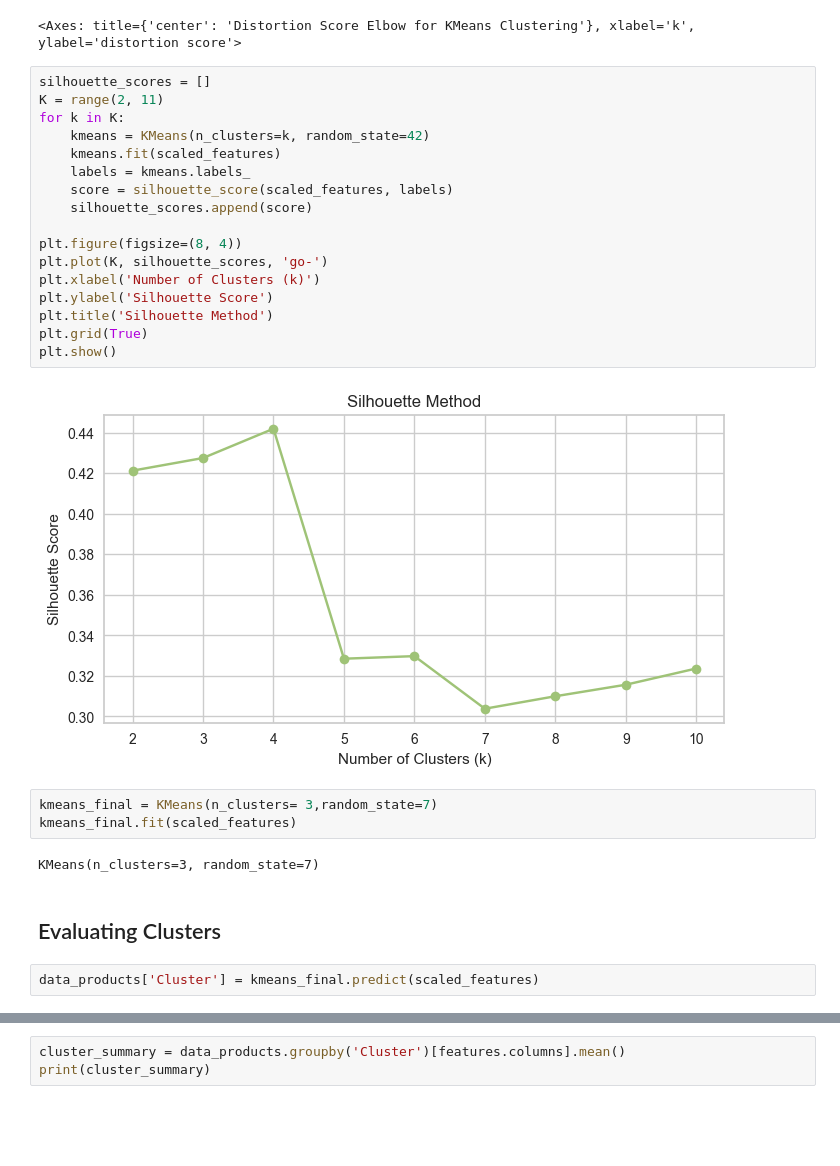
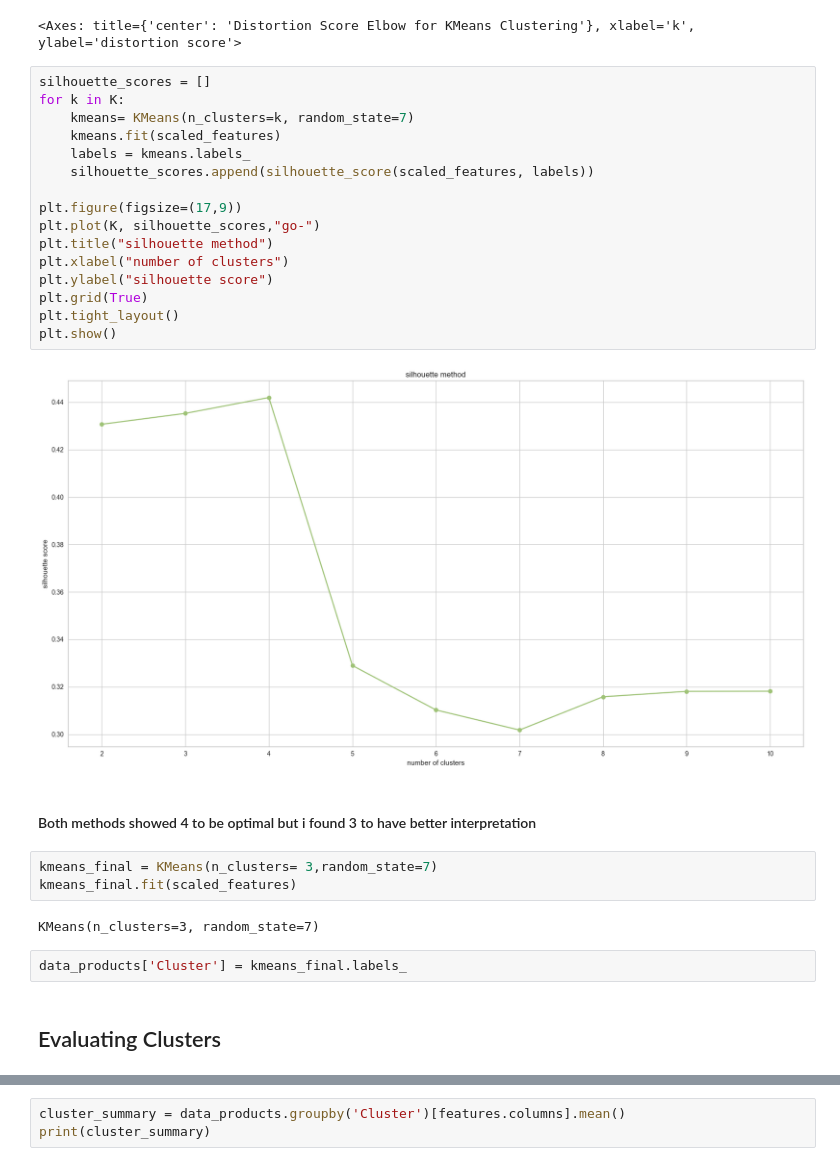
Before and after one commit to Daiaa-K/SuperStore-Analysis-and-Clustering, a Jupyter notebook: notebook/Super Store analysis and clustering.ipynb, the cells around one changed output, grey strips where cells are left out. Cells and saved outputs as stored; diff of their text form; blank space fills up the shorter version.

```diff
--- a/notebook/Super Store analysis and clustering.ipynb
+++ b/notebook/Super Store analysis and clustering.ipynb
@@ -765,31 +797,32 @@ elbow_visualizer.show()
 # %% [output]
 [figure]
 <Axes: title={'center': 'Distortion Score Elbow for KMeans Clustering'}, xlabel='k', ylabel='distortion score'>
-# %%
-silhouette_scores = []
-K = range(2, 11)
-for k in K:
-    kmeans = KMeans(n_clusters=k, random_state=42)
-    kmeans.fit(scaled_features)
-    labels = kmeans.labels_
-    score = silhouette_score(scaled_features, labels)
-    silhouette_scores.append(score)
-
-plt.figure(figsize=(8, 4))
-plt.plot(K, silhouette_scores, 'go-')
-plt.xlabel('Number of Clusters (k)')
-plt.ylabel('Silhouette Score')
-plt.title('Silhouette Method')
-plt.grid(True)
-plt.show()
-# %% [output]
-[figure, removed]
+# %%
+silhouette_scores = []
+for k in K:
+    kmeans= KMeans(n_clusters=k, random_state=7)
+    kmeans.fit(scaled_features)
+    labels = kmeans.labels_
+    silhouette_scores.append(silhouette_score(scaled_features, labels))
+
+plt.figure(figsize=(17,9))
+plt.plot(K, silhouette_scores,"go-")
+plt.title("silhouette method")
+plt.xlabel("number of clusters")
+plt.ylabel("silhouette score")
+plt.grid(True)
+plt.tight_layout()
+plt.show()
+# %% [output]
+[figure, added]
+# %% [markdown]
+#### Both methods showed 4 to be optimal but i found 3 to have better interpretation
 # %%
 kmeans_final = KMeans(n_clusters= 3,random_state=7)
 kmeans_final.fit(scaled_features)
 # %% [output]
 KMeans(n_clusters=3, random_state=7)
+# %%
+data_products['Cluster'] = kmeans_final.labels_
 # %% [markdown]
 ## Evaluating Clusters
-# %%
-data_products['Cluster'] = kmeans_final.predict(scaled_features)
```
Also changed, not shown: parts of 11 cells of this notebook, 5 other files.
